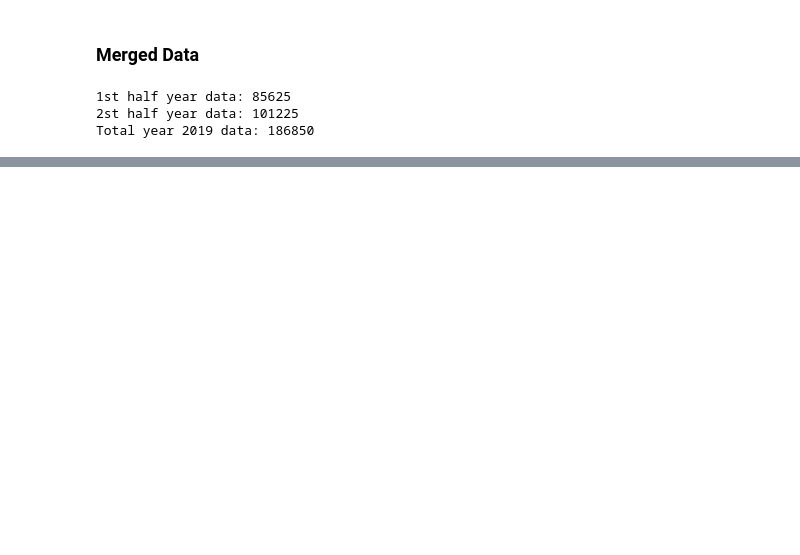
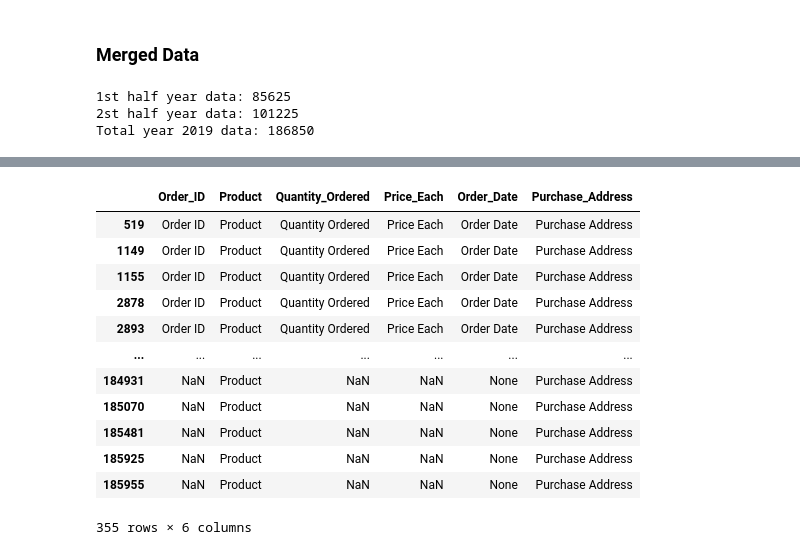
Before and after one commit to briansiaw5/Business-Analytics-Project, a Jupyter notebook: pbd_project.ipynb, the cells around one changed output, grey strips where cells are left out. Saved outputs shown, nothing was run; the diff lists cells and outputs as text; code cells hidden in the pictures; blank space fills up the shorter version.

```diff
--- a/pbd_project.ipynb
+++ b/pbd_project.ipynb
@@ -193,0 +387,17 @@ Total year 2019 data: 186850
+# %%
+#showing the duplicate rows of the header Product and Purchase Address
+Merged_df[(Merged_df['Product']=='Product') & (Merged_df['Purchase_Address']=='Purchase Address')]
+# %% [output]
+|  | Order_ID | Product | Quantity_Ordered | Price_Each | Order_Date | Purchase_Address |
+| 519 | Order ID | Product | Quantity Ordered | Price Each | Order Date | Purchase Address |
+| 1149 | Order ID | Product | Quantity Ordered | Price Each | Order Date | Purchase Address |
+| 1155 | Order ID | Product | Quantity Ordered | Price Each | Order Date | Purchase Address |
+| 2878 | Order ID | Product | Quantity Ordered | Price Each | Order Date | Purchase Address |
+| 2893 | Order ID | Product | Quantity Ordered | Price Each | Order Date | Purchase Address |
+| ... | ... | ... | ... | ... | ... | ... |
+| 184931 | NaN | Product | NaN | NaN | None | Purchase Address |
+| 185070 | NaN | Product | NaN | NaN | None | Purchase Address |
+| 185481 | NaN | Product | NaN | NaN | None | Purchase Address |
+| 185925 | NaN | Product | NaN | NaN | None | Purchase Address |
+| 185955 | NaN | Product | NaN | NaN | None | Purchase Address |
+355 rows × 6 columns
```
Also changed, not shown: parts of 40 cells of this notebook, 2 other files.
